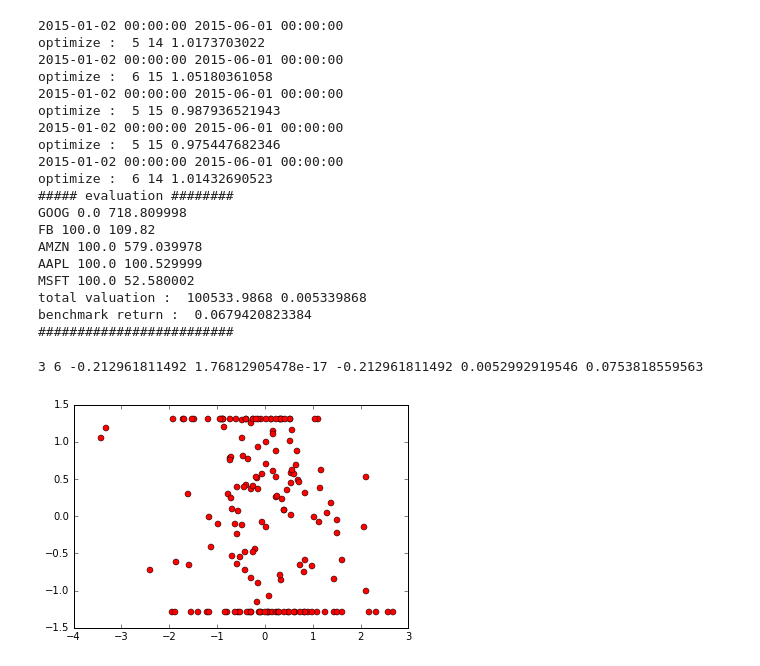
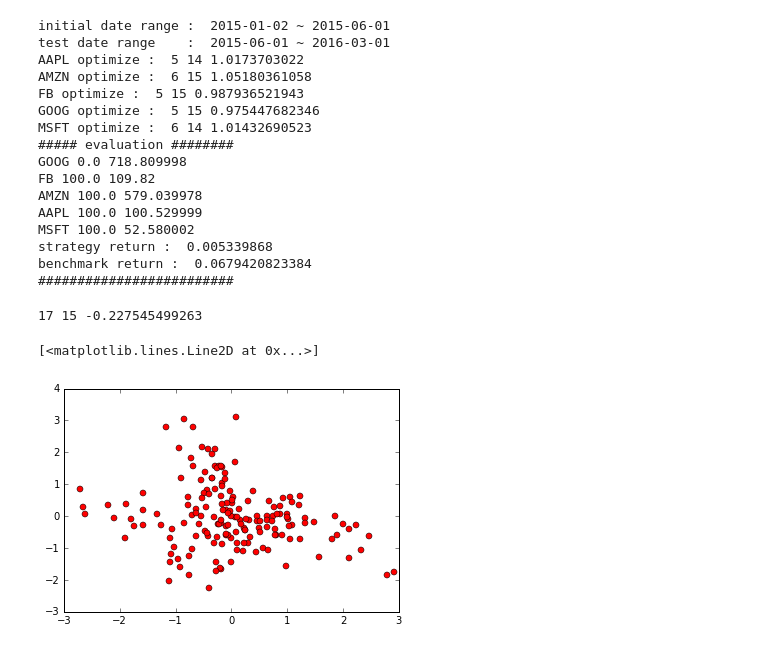
Before and after one commit to hyeonroklee/Quants, a Jupyter notebook: notebook/Quants2Proto.ipynb, the cells around one changed output. Saved outputs shown, nothing was run; the diff lists cells and outputs as text; code cells hidden in the pictures.

```diff
--- a/notebook/Quants2Proto.ipynb
+++ b/notebook/Quants2Proto.ipynb
@@ -428,6 +427,7 @@ def initialize(context,data,benchmark_data):
     context.strategies = {}
     for symbol in data:
         s = GDCrossStrategy(context)
+        print symbol,
         s.optimize(data[symbol])
         context.strategies[symbol] = s
 
@@ -445,6 +445,8 @@ sdata = pd.Panel(stocks)
 bdata = benchmark
 initial_cash = 100000
 
+print 'initial date range : ',sdata.axes[1][0].strftime('%Y-%m-%d'),'~',from_date
+print 'test date range    : ',from_date,'~',to_date
 q = QSystem(from_date,
             to_date,
             sdata,bdata,initial_cash,initialize,handle_data)
@@ -464,63 +466,71 @@ q.evaluation()
 # m.plot(sdata[symbol],ax2)
 # print m.get_value(sdata[symbol])
 # %% [output]
-2015-01-02 00:00:00 2015-06-01 00:00:00
-optimize :  5 14 1.0173703022
-2015-01-02 00:00:00 2015-06-01 00:00:00
-optimize :  6 15 1.05180361058
-2015-01-02 00:00:00 2015-06-01 00:00:00
-optimize :  5 15 0.987936521943
-2015-01-02 00:00:00 2015-06-01 00:00:00
-optimize :  5 15 0.975447682346
-2015-01-02 00:00:00 2015-06-01 00:00:00
-optimize :  6 14 1.01432690523
+initial date range :  2015-01-02 ~ 2015-06-01
+test date range    :  2015-06-01 ~ 2016-03-01
+AAPL optimize :  5 14 1.0173703022
+AMZN optimize :  6 15 1.05180361058
+FB optimize :  5 15 0.987936521943
+GOOG optimize :  5 15 0.975447682346
+MSFT optimize :  6 14 1.01432690523
 ##### evaluation ########
 GOOG 0.0 718.809998
 FB 100.0 109.82
 AMZN 100.0 579.039978
 AAPL 100.0 100.529999
 MSFT 100.0 52.580002
-total valuation :  100533.9868 0.005339868
+strategy return :  0.005339868
 benchmark return :  0.0679420823384
 #########################
 # %%
 # extract features
 symbol = 'AAPL'
 data = sdata[symbol]
 window = 20
 target = 30
 
-for window in range(2,10):
-    for target in range(1,10):
+opt_slop = 0
+opt_scaled_rsi_index = None
+opt_scaled_rets = None
+opt_window = 0
+opt_target = 0
+
+for window in range(14,30):
+    for target in range(6,30):
         try:
             rsi_index = []
             rets = []
             r = RSI(window=window)
             for i in range(30,200):
                 rsi_index.append(r.get_value(data[:i]))
                 rets.append(data['Close'][i+target]/data['Close'][i] - 1)
 
             s = StandardScaler()
             s.fit(np.array(rsi_index).reshape(-1,1))
             scaled_rsi_idx = s.transform(np.array(rsi_index).reshape(-1,1)).reshape(-1)
 
             s = StandardScaler()
             s.fit(np.array(rets).reshape(-1,1))
             scaled_rets = s.transform(np.array(rets).reshape(-1,1)).reshape(-1)
 
             slope, intercept, r_value, p_value, std_err = stats.linregress(scaled_rsi_idx,scaled_rets)
 
-            if p_value < 0.0053:
-                print window,target,slope,intercept, r_value, p_value, std_err
-                plt.plot(scaled_rets,scaled_rsi_idx,'ro')
+            if p_value < 0.05:
+                if np.abs(slope) > np.abs(opt_slop):
+                    opt_slop = slope
+                    opt_scaled_rets = scaled_rets
+                    opt_scaled_rsi_index = scaled_rsi_idx
+                    opt_window = window
+                    opt_target = target
         except Exception as e:
             print str(e)
 
-# print r.get_value(sdata[symbol])
-# print prices.pct_change().dropna()
+print opt_window,opt_target,opt_slop
+plt.plot(opt_scaled_rets,opt_scaled_rsi_index,'ro')
 # %% [output]
-3 6 -0.212961811492 1.76812905478e-17 -0.212961811492 0.0052992919546 0.0753818559563
+17 15 -0.227545499263
+[<matplotlib.lines.Line2D at 0x...>]
-[figure, old version]
+[figure, new version]
 # %%
 class Stock(object):
     def __init__(self,symbol,data):
```
Also changed, not shown: parts of 2 cells of this notebook.
